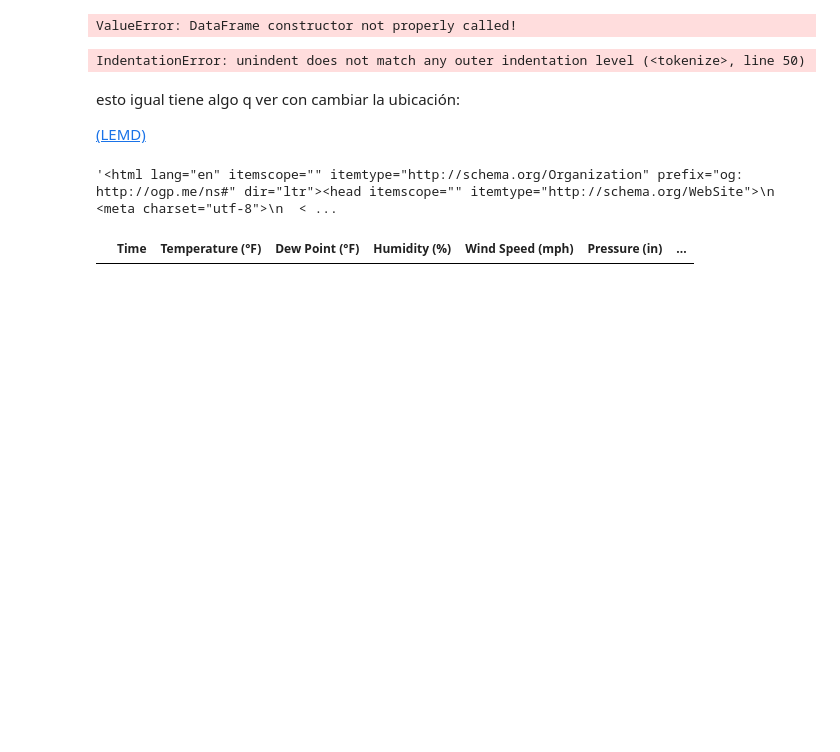
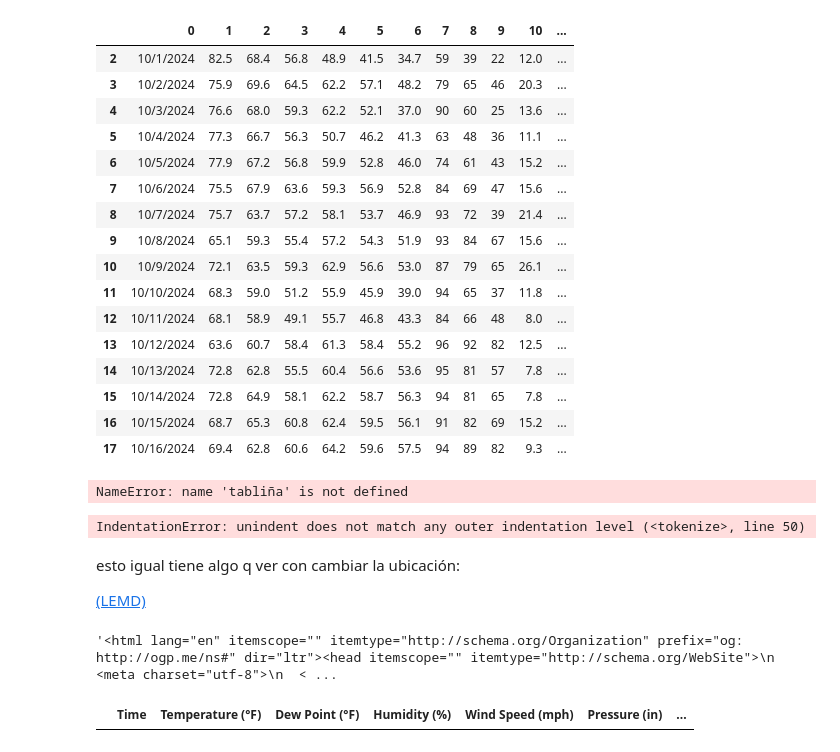
Before and after one commit to jgilsu11/juanito, a Jupyter notebook: modulo3-laboratorio03-selenium.ipynb, the cells around one changed output. Drawn from its saved outputs; the diff is of its cells as text; code cells hidden in the pictures; blank space fills up the shorter version.

```diff
--- a/modulo3-laboratorio03-selenium.ipynb
+++ b/modulo3-laboratorio03-selenium.ipynb
@@ -56,5 +56,5 @@ driver.find_element("css selector", "#main-page-content > div > div > div > lib-
 
 driver.find_element("css selector", "#history-tab-group > li:nth-child(2) > a").click()
 
-tabliña= driver.find_element("css selector", "#main-page-content > div > div > div > lib-history > div.history-tabs > lib-history-table > div > div")
+tablina= driver.find_element("css selector", "#main-page-content > div > div > div > lib-history > div.history-tabs > lib-history-table > div > div")
 # driver.close()
@@ -82,0 +61,3 @@ tabliña_df
+# %%
+lista=tablina.text.split("\n")
+tablina_df=pd.DataFrame(lista, columns= ["tablina"])
@@ -82,0 +107,6 @@ tabliña_df
+# %%
+tablina_df["tablina"]= tablina_df["tablina"].str.replace("°F", "")
+tablina_df["tablina"]= tablina_df["tablina"].str.replace("mph", "")
+tablina_df["tablina"]= tablina_df["tablina"].str.replace("in", "")
+tablina_df["tablina"]= tablina_df["tablina"].str.replace("%", "")
+tablina_df["tablina"]= tablina_df["tablina"].str.replace("  ", " ")
@@ -83,10 +133,35 @@ tabliña_df
+# %%
+tablina_df.drop([0,1], inplace= True)
+# %%
+
+tablina_df = tablina_df["tablina"].str.split(" ",expand=True)
+
+tablina_df
+# %% [output]
+|  | 0 | 1 | 2 | 3 | 4 | 5 | 6 | 7 | 8 | 9 | 10 | ... |
+| 2 | 10/1/2024 | 82.5 | 68.4 | 56.8 | 48.9 | 41.5 | 34.7 | 59 | 39 | 22 | 12.0 | ... |
+| 3 | 10/2/2024 | 75.9 | 69.6 | 64.5 | 62.2 | 57.1 | 48.2 | 79 | 65 | 46 | 20.3 | ... |
+| 4 | 10/3/2024 | 76.6 | 68.0 | 59.3 | 62.2 | 52.1 | 37.0 | 90 | 60 | 25 | 13.6 | ... |
+| 5 | 10/4/2024 | 77.3 | 66.7 | 56.3 | 50.7 | 46.2 | 41.3 | 63 | 48 | 36 | 11.1 | ... |
+| 6 | 10/5/2024 | 77.9 | 67.2 | 56.8 | 59.9 | 52.8 | 46.0 | 74 | 61 | 43 | 15.2 | ... |
+| 7 | 10/6/2024 | 75.5 | 67.9 | 63.6 | 59.3 | 56.9 | 52.8 | 84 | 69 | 47 | 15.6 | ... |
+| 8 | 10/7/2024 | 75.7 | 63.7 | 57.2 | 58.1 | 53.7 | 46.9 | 93 | 72 | 39 | 21.4 | ... |
+| 9 | 10/8/2024 | 65.1 | 59.3 | 55.4 | 57.2 | 54.3 | 51.9 | 93 | 84 | 67 | 15.6 | ... |
+| 10 | 10/9/2024 | 72.1 | 63.5 | 59.3 | 62.9 | 56.6 | 53.0 | 87 | 79 | 65 | 26.1 | ... |
+| 11 | 10/10/2024 | 68.3 | 59.0 | 51.2 | 55.9 | 45.9 | 39.0 | 94 | 65 | 37 | 11.8 | ... |
+| 12 | 10/11/2024 | 68.1 | 58.9 | 49.1 | 55.7 | 46.8 | 43.3 | 84 | 66 | 48 | 8.0 | ... |
+| 13 | 10/12/2024 | 63.6 | 60.7 | 58.4 | 61.3 | 58.4 | 55.2 | 96 | 92 | 82 | 12.5 | ... |
+| 14 | 10/13/2024 | 72.8 | 62.8 | 55.5 | 60.4 | 56.6 | 53.6 | 95 | 81 | 57 | 7.8 | ... |
+| 15 | 10/14/2024 | 72.8 | 64.9 | 58.1 | 62.2 | 58.7 | 56.3 | 94 | 81 | 65 | 7.8 | ... |
+| 16 | 10/15/2024 | 68.7 | 65.3 | 60.8 | 62.4 | 59.5 | 56.1 | 91 | 82 | 69 | 15.2 | ... |
+| 17 | 10/16/2024 | 69.4 | 62.8 | 60.6 | 64.2 | 59.6 | 57.5 | 94 | 89 | 82 | 9.3 | ... |
 # %%
 
 tabliña_df = pd.DataFrame(tabliña, columns= ["tabliña"])          #Lo pasa de lista a series
 tabliña_df = tabliña_df["tabliña"].str.split("\n",expand=True)
 tabliña_df.head(10)
 # %% [output]
-ValueError: DataFrame constructor not properly called!
+NameError: name 'tabliña' is not defined
 # %%
 driver = webdriver.Chrome()   #Driver va a ser el navegador que nos abra
 url_wunder = "https://www.wunderground.com/weather/es/valdemoro"
```
Also changed, not shown: parts of 5 cells of this notebook.
